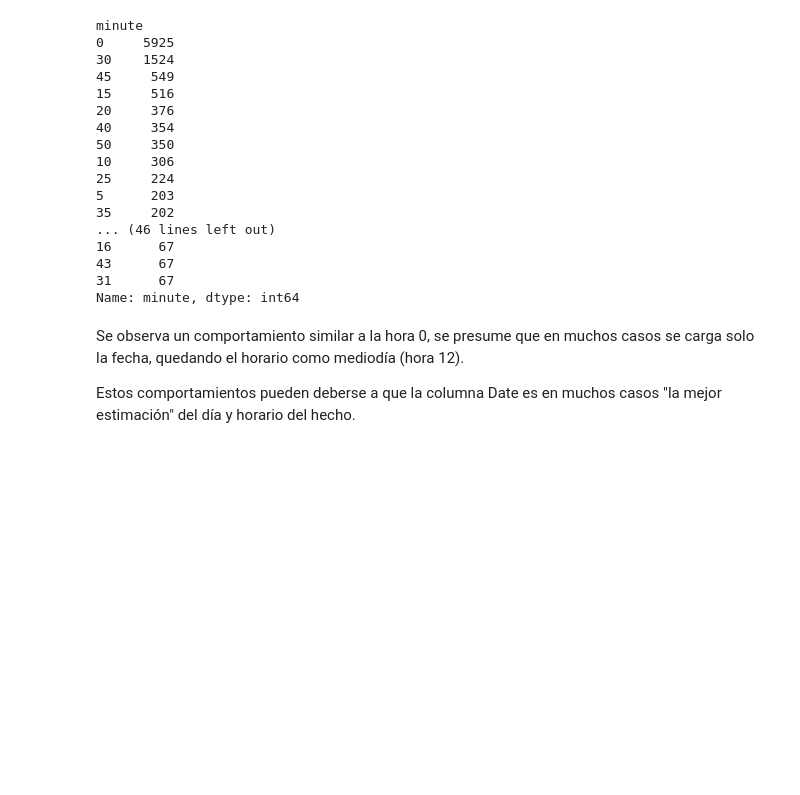
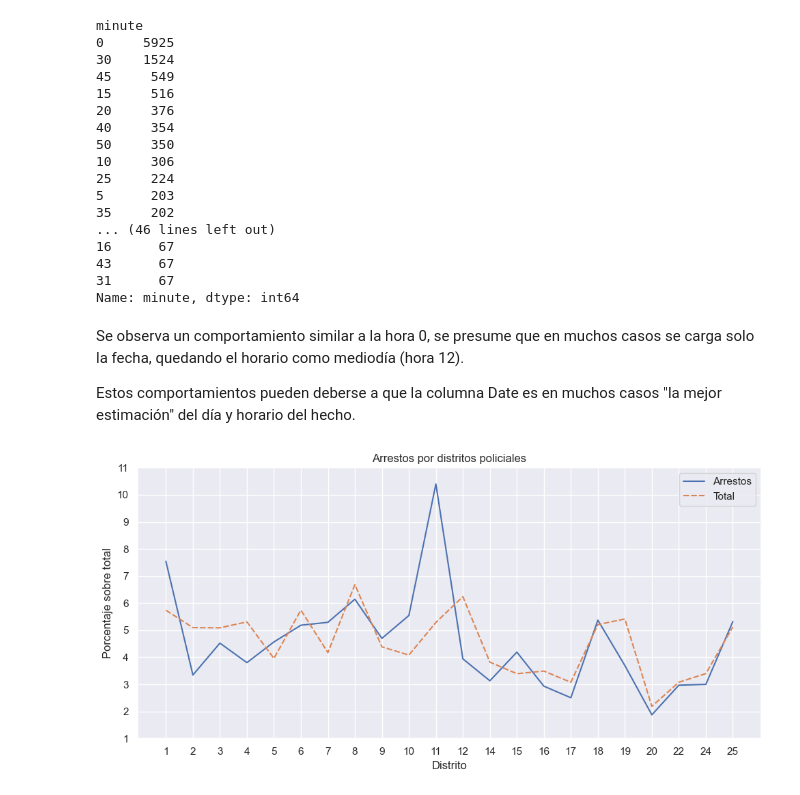
Before and after one commit to gjmv/CEIA_2025_B2_AdD_TP, a Jupyter notebook: TP.ipynb, the cells around one changed output. Cells and saved outputs as stored; diff of their text form; code cells hidden in the pictures; blank space fills up the shorter version.

```diff
--- a/TP.ipynb
+++ b/TP.ipynb
@@ -513,3 +528,29 @@ Name: minute, dtype: int64
 Se observa un comportamiento similar a la hora 0, se presume que en muchos casos se carga solo la fecha, quedando el horario como mediodía (hora 12).
 
 Estos comportamientos pueden deberse a que la columna Date es en muchos casos "la mejor estimación" del día y horario del hecho.
+# %%
+df_csv["Arrest"] = df_csv["Arrest"].astype(int)
+# df_csv["Domestic"] = df_csv["Domestic"].astype(int)
+
+district = df_csv.groupby(["District"], observed=True).agg(
+    Arrestos = ('Arrest', "sum"),
+    # Domesticos = ('Domestic', "sum"),
+    Total = ('Arrest', "count")
+).reset_index()
+
+district["Arrestos"] = district["Arrestos"] / district["Arrestos"].sum() * 100
+# district["Domesticos"] = district["Domesticos"] / district["Domesticos"].sum() * 100
+district["Total"] = district["Total"] / district["Total"].sum() * 100
+
+fig, ax = plt.subplots(1, 1, figsize=(10, 5))
+sns.lineplot(data=district, ax=ax)
+ax.set_xticks(district.index, district["District"])
+ax.set_xlabel("Distrito")
+ax.set_title('Arrestos por distritos policiales')
+ax.set_yticks(range(1, 12))
+ax.set_ylabel("Porcentaje sobre total")
+
+plt.tight_layout()
+plt.show()
+# %% [output]
+[figure, added]
```
Also changed, not shown: parts of 3 cells of this notebook.
